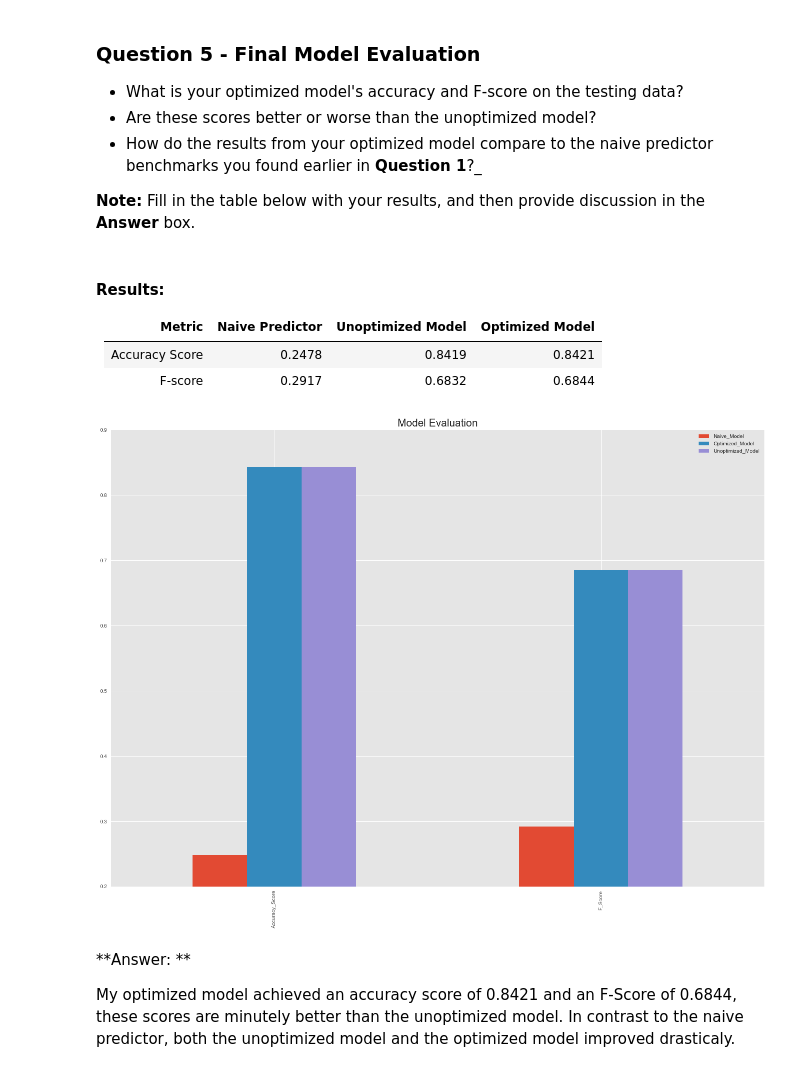
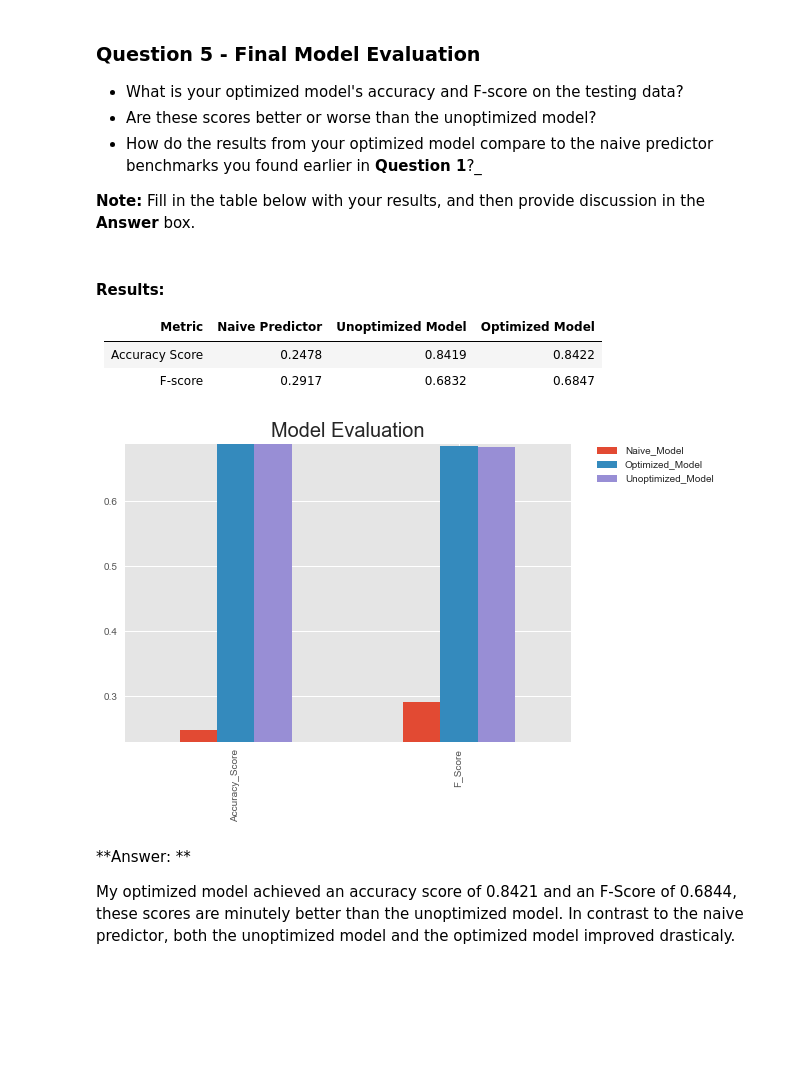
Before and after one commit to hsherwoodcoombs/Machine-Learning, a Jupyter notebook: projects/finding_donors/finding_donors.ipynb, the cells around one changed output. Cells and saved outputs as stored; diff of their text form; code cells hidden in the pictures; blank space fills up the shorter version.

```diff
--- a/projects/finding_donors/finding_donors.ipynb
+++ b/projects/finding_donors/finding_donors.ipynb
@@ -925,22 +924,22 @@ Final F-score on the testing data: 0.6847
 
 |     Metric     | Naive Predictor   | Unoptimized Model | Optimized Model |
 | :------------: | :---------------: | :-------------:   | :-------------:
-| Accuracy Score |  0.2478           |   0.8419          |  0.8421
-| F-score        |  0.2917           |   0.6832          |  0.6844
+| Accuracy Score |  0.2478           |   0.8419          |  0.8422
+| F-score        |  0.2917           |   0.6832          |  0.6847
 # %%
 plt.style.use('ggplot')
-d = {'Naive_Model': [0.2478, 0.2917], 'Unoptimized_Model': [0.8421, 0.6844],
-            'Optimized_Model': [0.8421, 0.6844]}
+d = {'Naive_Model': [0.2478, 0.2917], 'Unoptimized_Model': [0.8419, 0.6832],
+            'Optimized_Model': [0.8422, 0.6847]}
 scores = pd.DataFrame(d, index=['Accuracy_Score', 'F_Score'])
 scores.set_index
 # display(scores)
 
-splot = scores.plot.bar().set_ylim(0.2, 0.9)
+splot = scores.plot.bar().set_ylim(0.23, 0.69)
 plt.title('Model Evaluation', fontsize=20)
-plt.legend(loc='best')
+plt.legend(bbox_to_anchor=(1.05, 1), loc=2, borderaxespad=0.)
 plt.show()
 # %% [output]
-[figure, old version]
+[figure, new version]
 # %% [markdown]
 **Answer: **
 
```
Also changed, not shown: parts of 18 cells of this notebook.
